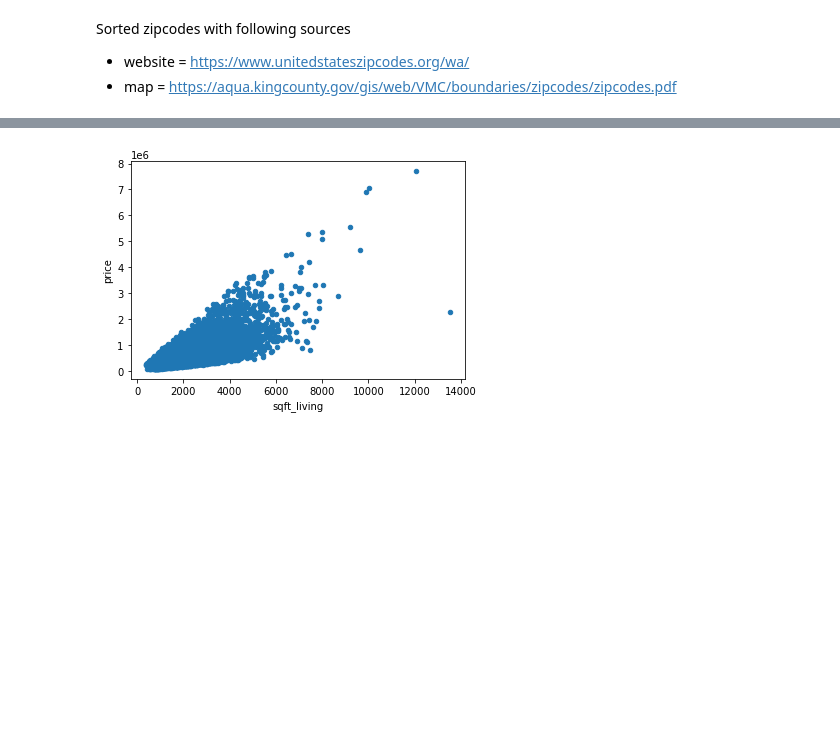
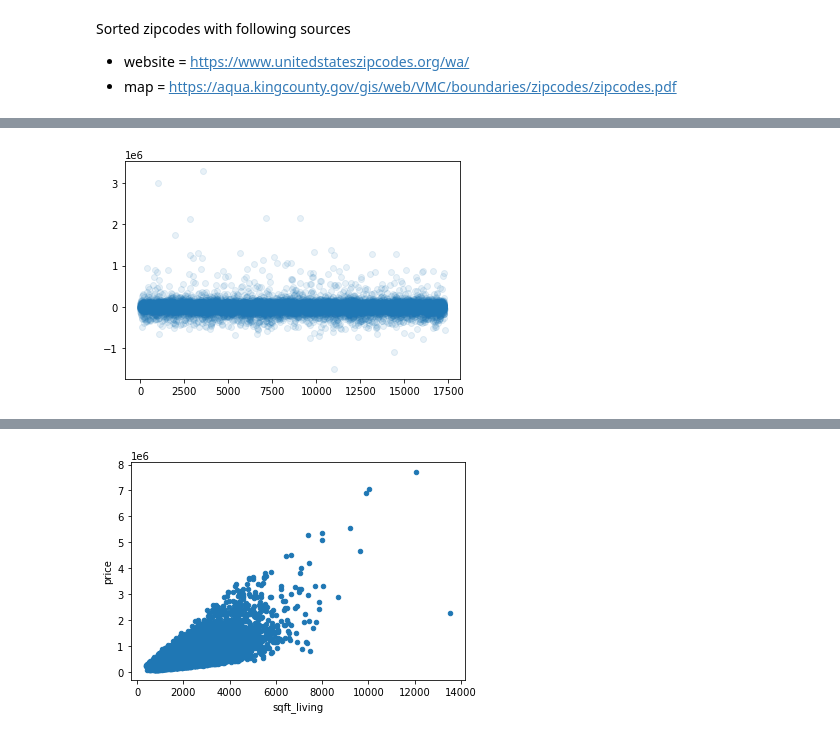
Before and after one commit to btbruno20/Analyzing-King-County-Housing, a Jupyter notebook: king_main.ipynb, the cells around one changed output, grey strips where cells are left out. Cells and saved outputs as stored; diff of their text form; code cells hidden in the pictures; blank space fills up the shorter version.

Commit message:
added OneHot, Scaling, and Linear regression models

```diff
--- a/king_main.ipynb
+++ b/king_main.ipynb
@@ -127,0 +174,21 @@ Name: sqft_living, dtype: float64
+# %%
+#standard scaling the numerical values dropping categorical and target
+#training data
+X_train_kch_nums = train_kch.drop(['cond_num', 'grade_num',
+                                   'zones','date', 'price'], axis=1)
+y_train_kch = train_kch['price']
+
+#testing data
+X_test_kch_nums = test_kch.drop(['cond_num','grade_num',
+                                'zones','date', 'price'], axis=1)
+y_test_kch = test_kch['price']
+
+#Standardized Scaler - fit to training x
+ss = StandardScaler().fit(X_train_kch_nums)
+
+#training data - transform
+X_train_scaled = pd.DataFrame(ss.transform(X_train_kch_nums), columns=X_train_kch_nums.columns, index=X_train_kch_nums.index)
+
+
+#testing data - transform
+X_test_scaled = pd.DataFrame(ss.transform(X_test_kch_nums), columns=X_test_kch_nums.columns, index=X_test_kch_nums.index)
@@ -127,0 +200,4 @@ Name: sqft_living, dtype: float64
+# %%
+#Initializing LinearRegression
+lr = LinearRegression()
+lr.fit(X_train_scaled, y_train_kch)
@@ -127,0 +252,3 @@ Name: sqft_living, dtype: float64
+# %%
+y_hat= lr.predict(X_train_scaled)
+y_hat
@@ -127,0 +258,3 @@ Name: sqft_living, dtype: float64
+# %%
+resid=(y_train_kch - y_hat)
+resid
@@ -127,0 +275,5 @@ Name: sqft_living, dtype: float64
+# %%
+fig, ax  =plt.subplots()
+ax.scatter(x=range(y_hat.shape[0]), y=resid, alpha=.1);
+# %% [output]
+[figure, added]
```
Also changed, not shown: parts of 38 cells of this notebook.
